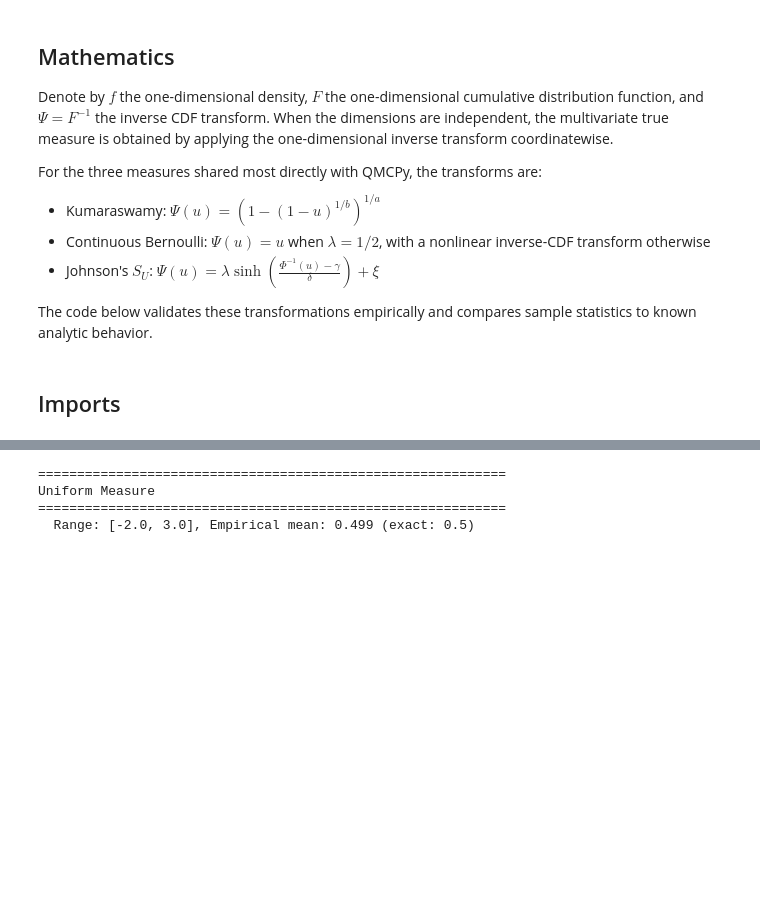
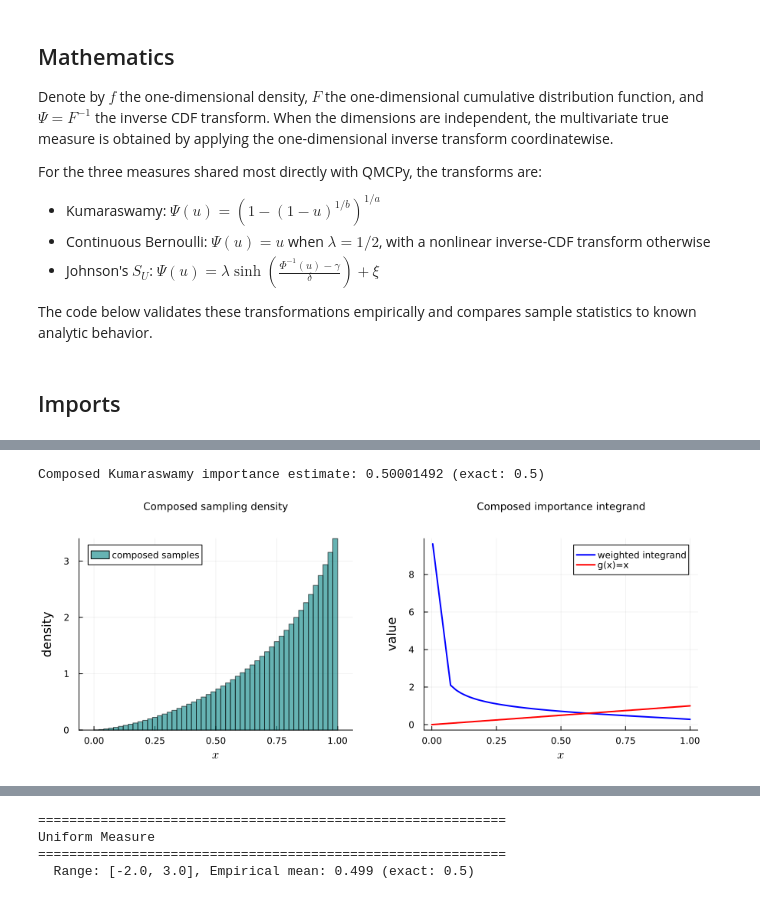
Before and after one commit to QMCSoftware/QMC.jl, a Jupyter notebook: demos/some_true_measures.ipynb, the cells around one changed output, grey strips where cells are left out. Drawn from its saved outputs; the diff is of its cells as text; code cells hidden in the pictures; blank space fills up the shorter version.

```diff
--- a/demos/some_true_measures.ipynb
+++ b/demos/some_true_measures.ipynb
@@ -172,0 +184,27 @@ end
+# %%
+second_alpha, second_beta = 5.0, 2.0
+second_tm = QMC.Kumaraswamy(dd_is; alpha=second_alpha, beta=second_beta)
+composed_samples = transform(second_tm, single_samples)
+second_density = kumaraswamy_pdf.(composed_samples[:, 1], second_alpha, second_beta)
+composed_weights = 1.0 ./ (single_density .* second_density)
+composed_values = composed_samples[:, 1] .* composed_weights
+composed_estimate = mean(composed_values)
+@assert abs(composed_estimate - 0.5) < 5e-4
+@printf("Composed Kumaraswamy importance estimate: %.8f (exact: 0.5)\n", composed_estimate)
+
+if HAVE_PLOTS
+    p_density = histogram(composed_samples[:, 1]; bins=50, normalize=:pdf, alpha=0.6,
+        color=:teal, label="composed samples", xlabel="\$x\$", ylabel="density",
+        title="Composed sampling density")
+    order = sortperm(composed_samples[:, 1])
+    stride = max(1, length(order) ÷ 1000)
+    selected = order[1:stride:end]
+    p_function = plot(composed_samples[selected, 1], composed_values[selected];
+        color=:blue, linewidth=2, label="weighted integrand", xlabel="\$x\$", ylabel="value",
+        title="Composed importance integrand")
+    plot!(p_function, [0, 1], [0, 1]; color=:red, linewidth=2, label="g(x)=x")
+    display(plot(p_density, p_function; layout=(1, 2), size=(900, 350)))
+end
+# %% [output]
+Composed Kumaraswamy importance estimate: 0.50001492 (exact: 0.5)
+[figure, added]
```
Also changed, not shown: parts of 29 cells of this notebook, 56 other files.
